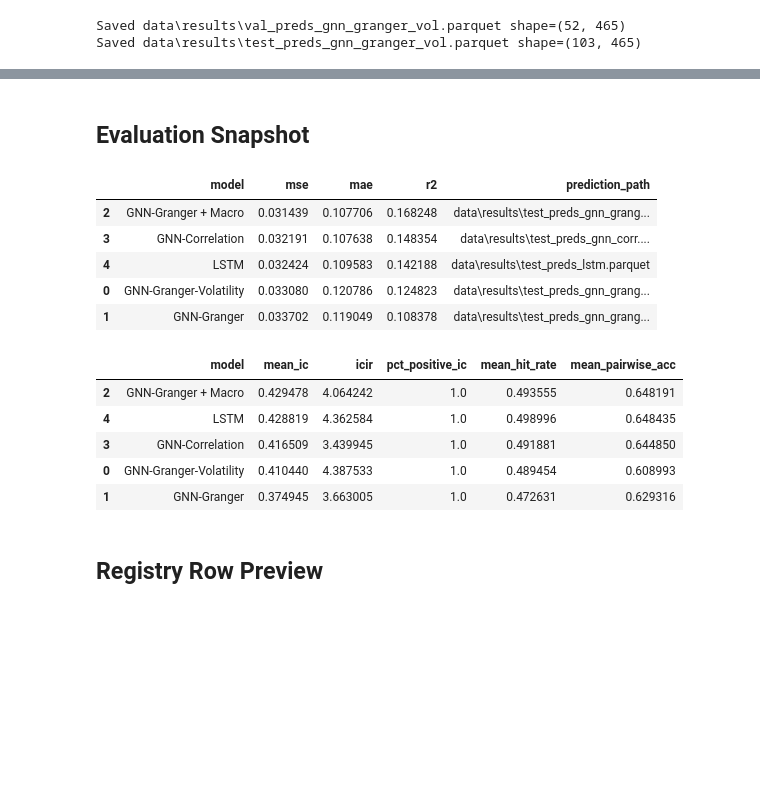
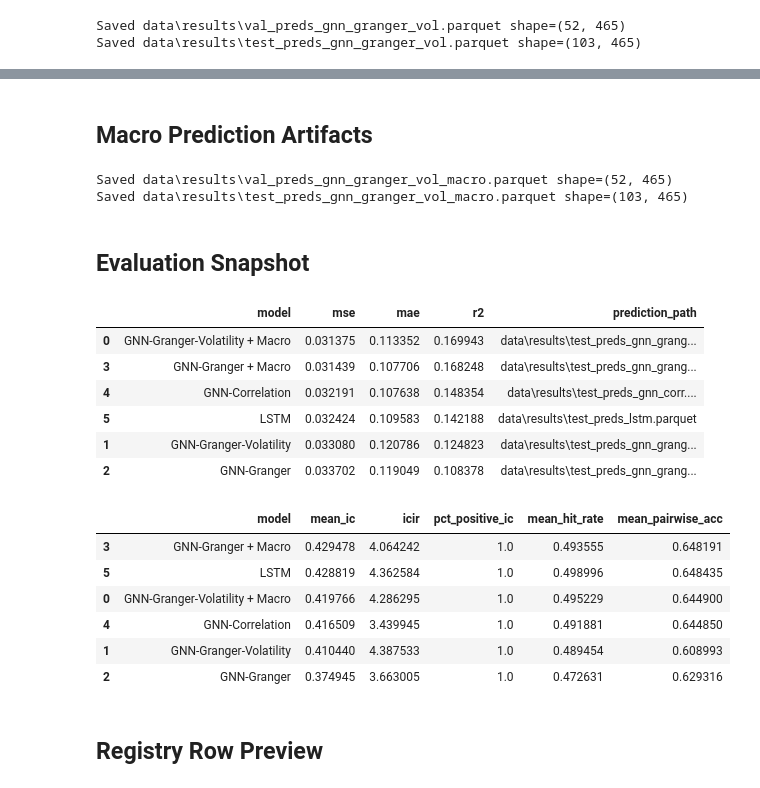
Before and after one commit to waderylan/sp500-gnn, a Jupyter notebook: notebooks/04f_volatility_granger_models.ipynb, the cells around one changed output, grey strips where cells are left out. Cells and saved outputs as stored; diff of their text form; code cells hidden in the pictures; blank space fills up the shorter version.

Commit message:
Train volatility Granger macro model

```diff
--- a/notebooks/04f_volatility_granger_models.ipynb
+++ b/notebooks/04f_volatility_granger_models.ipynb
@@ -44,7 +45,8 @@ device=cuda
 The all-pairs volatility-Granger p-value computation can be expensive. Leave `RUN_HEAVY_GRAPH_BUILD=False` to inspect existing artifacts only. Set it to `True` when you are ready to generate the graph in this notebook.
 # %%
 RUN_HEAVY_GRAPH_BUILD = False
-RUN_TRAINING = True
+RUN_TRAINING = False
+RUN_MACRO_TRAINING = True
 
 USE_GPU = None      # None = auto, True = force CUDA, False = CPU
 N_WORKERS = None    # CPU worker count when USE_GPU is False or CUDA is unavailable
@@ -53,6 +55,7 @@ MAX_EPOCHS = config.GNN_MAX_EPOCHS
 print({
     'RUN_HEAVY_GRAPH_BUILD': RUN_HEAVY_GRAPH_BUILD,
     'RUN_TRAINING': RUN_TRAINING,
+    'RUN_MACRO_TRAINING': RUN_MACRO_TRAINING,
     'USE_GPU': USE_GPU,
     'N_WORKERS': N_WORKERS,
     'MAX_EPOCHS': MAX_EPOCHS,
@@ -71,6 +74,8 @@ required = {
     'target': features_dir / 'target.parquet',
     'splits': features_dir / 'splits.parquet',
     'features': features_dir / 'features.parquet',
+    'features_macro': features_dir / 'features_macro.parquet',
+    'features_macro_meta': features_dir / 'features_macro_meta.json',
 }
 status = pd.DataFrame([
     {'artifact': name, 'path': str(path.relative_to(ROOT)), 'exists': path.exists()}
@@ -271,0 +286,29 @@ Saved data\results\test_preds_gnn_granger_vol.parquet shape=(103, 465)
+# %%
+macro_ckpt_path = ckpt_dir / 'gnn_granger_vol_macro_best.pt'
+macro_val_loss_path = results_dir / 'gnn_granger_vol_macro_val_loss.json'
+
+macro_model = None
+if granger_vol_edge_index is None:
+    print('Skipping macro training: volatility-Granger graph is not available.')
+elif RUN_MACRO_TRAINING:
+    macro_model, macro_val_loss_history = train_gnn_volatility_granger(
+        features=features_macro_3d,
+        target=target_arr,
+        week_index=target.index,
+        granger_vol_edge_index=granger_vol_edge_index,
+        splits=splits,
+        device=device,
+        max_epochs=MAX_EPOCHS,
+        graph_type='granger_vol_macro',
+    )
+elif macro_ckpt_path.exists():
+    macro_model = GNNModel(in_channels=features_macro_3d.shape[2]).to(device)
+    macro_model.load_state_dict(torch.load(macro_ckpt_path, map_location=device, weights_only=True))
+    macro_model.eval()
+    print(f'Loaded existing macro checkpoint: {macro_ckpt_path.relative_to(ROOT)}')
+else:
+    print('No macro checkpoint found. Set RUN_MACRO_TRAINING=True after the volatility graph exists.')
+
+if macro_val_loss_path.exists():
+    macro_val_loss = json.load(open(macro_val_loss_path))
+    print(f"macro best_val_loss={macro_val_loss.get('best_val_loss')}")
@@ -272,7 +336,29 @@ Saved data\results\test_preds_gnn_granger_vol.parquet shape=(103, 465)
+# %% [markdown]
+## Macro Prediction Artifacts
+# %%
+macro_val_pred_path = results_dir / 'val_preds_gnn_granger_vol_macro.parquet'
+macro_test_pred_path = results_dir / 'test_preds_gnn_granger_vol_macro.parquet'
+
+if macro_model is not None and granger_vol_edge_index is not None:
+    edge_fn = lambda week: granger_vol_edge_index
+    macro_val_preds = predict_gnn_split(macro_model, features_macro_3d, target.index, edge_fn, splits, tickers, device, split_name='val')
+    macro_test_preds = predict_gnn_split(macro_model, features_macro_3d, target.index, edge_fn, splits, tickers, device, split_name='test')
+    macro_val_preds.to_parquet(macro_val_pred_path)
+    macro_test_preds.to_parquet(macro_test_pred_path)
+    print(f'Saved {macro_val_pred_path.relative_to(ROOT)} shape={macro_val_preds.shape}')
+    print(f'Saved {macro_test_pred_path.relative_to(ROOT)} shape={macro_test_preds.shape}')
+elif macro_test_pred_path.exists():
+    print(f'Macro prediction artifact exists: {macro_test_pred_path.relative_to(ROOT)}')
+else:
+    print('Macro prediction artifacts are not available yet.')
+# %% [output]
+Saved data\results\val_preds_gnn_granger_vol_macro.parquet shape=(52, 465)
+Saved data\results\test_preds_gnn_granger_vol_macro.parquet shape=(103, 465)
 # %% [markdown]
 ## Evaluation Snapshot
 # %%
 prediction_files = {
+    'GNN-Granger-Volatility + Macro': results_dir / 'test_preds_gnn_granger_vol_macro.parquet',
     'GNN-Granger-Volatility': test_pred_path,
     'GNN-Granger': results_dir / 'test_preds_gnn_granger.parquet',
     'GNN-Granger + Macro': results_dir / 'test_preds_gnn_granger_macro.parquet',
@@ -283,44 +369,46 @@ prediction_files = {
 test_weeks = splits.loc[splits['split'] == 'test', 'week']
 target_test = target.reindex(test_weeks)
 
 metric_rows = []
 rank_rows = []
 for model_name, path in prediction_files.items():
     if not path.exists():
         continue
     preds = pd.read_parquet(path).reindex(index=target_test.index, columns=tickers)
     metrics = compute_metrics(target_test.to_numpy(dtype=float), preds.to_numpy(dtype=float))
     metric_rows.append({'model': model_name, **metrics, 'prediction_path': str(path.relative_to(ROOT))})
     ranking = compute_all_ranking_metrics(preds, target_test, model_name=model_name)
     rank_rows.append({
         'model': model_name,
         'mean_ic': ranking.mean_ic,
         'icir': ranking.icir,
         'pct_positive_ic': ranking.pct_positive_ic,
         'mean_hit_rate': ranking.mean_hit_rate,
         'mean_pairwise_acc': ranking.mean_pairwise_acc,
     })
 
 ml_metrics = pd.DataFrame(metric_rows).sort_values('mse') if metric_rows else pd.DataFrame()
 rank_metrics = pd.DataFrame(rank_rows).sort_values('mean_ic', ascending=False) if rank_rows else pd.DataFrame()
 display(ml_metrics)
 display(rank_metrics)
 
 if not test_pred_path.exists():
     print('GNN-Granger-Volatility is not evaluated yet because its test prediction artifact is missing.')
 # %% [output]
 |  | model | mse | mae | r2 | prediction_path |
-| 2 | GNN-Granger + Macro | 0.031439 | 0.107706 | 0.168248 | data\results\test_preds_gnn_grang... |
-| 3 | GNN-Correlation | 0.032191 | 0.107638 | 0.148354 | data\results\test_preds_gnn_corr.... |
-| 4 | LSTM | 0.032424 | 0.109583 | 0.142188 | data\results\test_preds_lstm.parquet |
-| 0 | GNN-Granger-Volatility | 0.033080 | 0.120786 | 0.124823 | data\results\test_preds_gnn_grang... |
-| 1 | GNN-Granger | 0.033702 | 0.119049 | 0.108378 | data\results\test_preds_gnn_grang... |
+| 0 | GNN-Granger-Volatility + Macro | 0.031375 | 0.113352 | 0.169943 | data\results\test_preds_gnn_grang... |
+| 3 | GNN-Granger + Macro | 0.031439 | 0.107706 | 0.168248 | data\results\test_preds_gnn_grang... |
+| 4 | GNN-Correlation | 0.032191 | 0.107638 | 0.148354 | data\results\test_preds_gnn_corr.... |
+| 5 | LSTM | 0.032424 | 0.109583 | 0.142188 | data\results\test_preds_lstm.parquet |
+| 1 | GNN-Granger-Volatility | 0.033080 | 0.120786 | 0.124823 | data\results\test_preds_gnn_grang... |
+| 2 | GNN-Granger | 0.033702 | 0.119049 | 0.108378 | data\results\test_preds_gnn_grang... |
 |  | model | mean_ic | icir | pct_positive_ic | mean_hit_rate | mean_pairwise_acc |
-| 2 | GNN-Granger + Macro | 0.429478 | 4.064242 | 1.0 | 0.493555 | 0.648191 |
-| 4 | LSTM | 0.428819 | 4.362584 | 1.0 | 0.498996 | 0.648435 |
-| 3 | GNN-Correlation | 0.416509 | 3.439945 | 1.0 | 0.491881 | 0.644850 |
-| 0 | GNN-Granger-Volatility | 0.410440 | 4.387533 | 1.0 | 0.489454 | 0.608993 |
-| 1 | GNN-Granger | 0.374945 | 3.663005 | 1.0 | 0.472631 | 0.629316 |
+| 3 | GNN-Granger + Macro | 0.429478 | 4.064242 | 1.0 | 0.493555 | 0.648191 |
+| 5 | LSTM | 0.428819 | 4.362584 | 1.0 | 0.498996 | 0.648435 |
+| 0 | GNN-Granger-Volatility + Macro | 0.419766 | 4.286295 | 1.0 | 0.495229 | 0.644900 |
+| 4 | GNN-Correlation | 0.416509 | 3.439945 | 1.0 | 0.491881 | 0.644850 |
+| 1 | GNN-Granger-Volatility | 0.410440 | 4.387533 | 1.0 | 0.489454 | 0.608993 |
+| 2 | GNN-Granger | 0.374945 | 3.663005 | 1.0 | 0.472631 | 0.629316 |
 # %% [markdown]
 ## Registry Row Preview
 # %%
```
Also changed, not shown: parts of 8 cells of this notebook, 1 other file.
